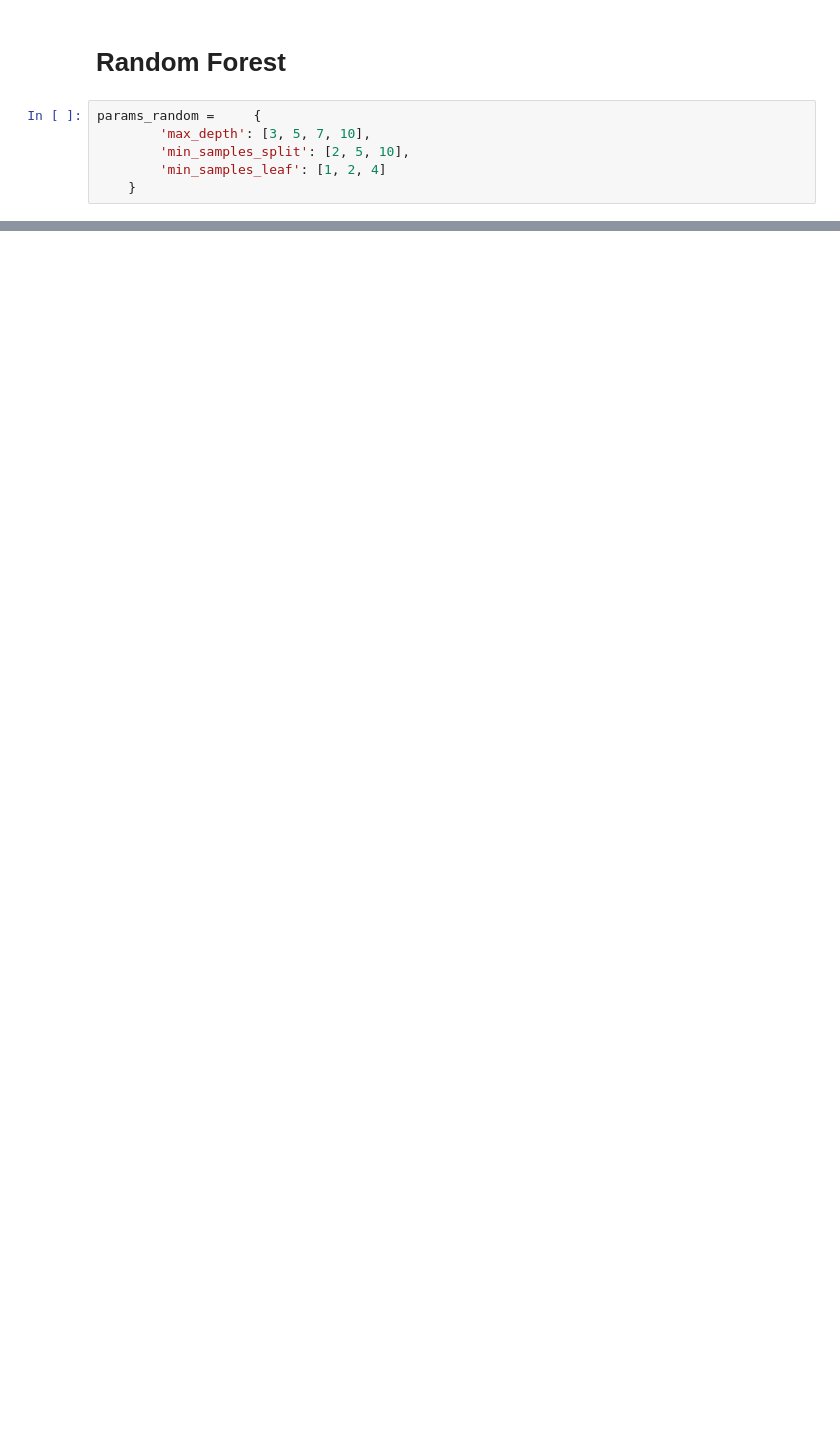
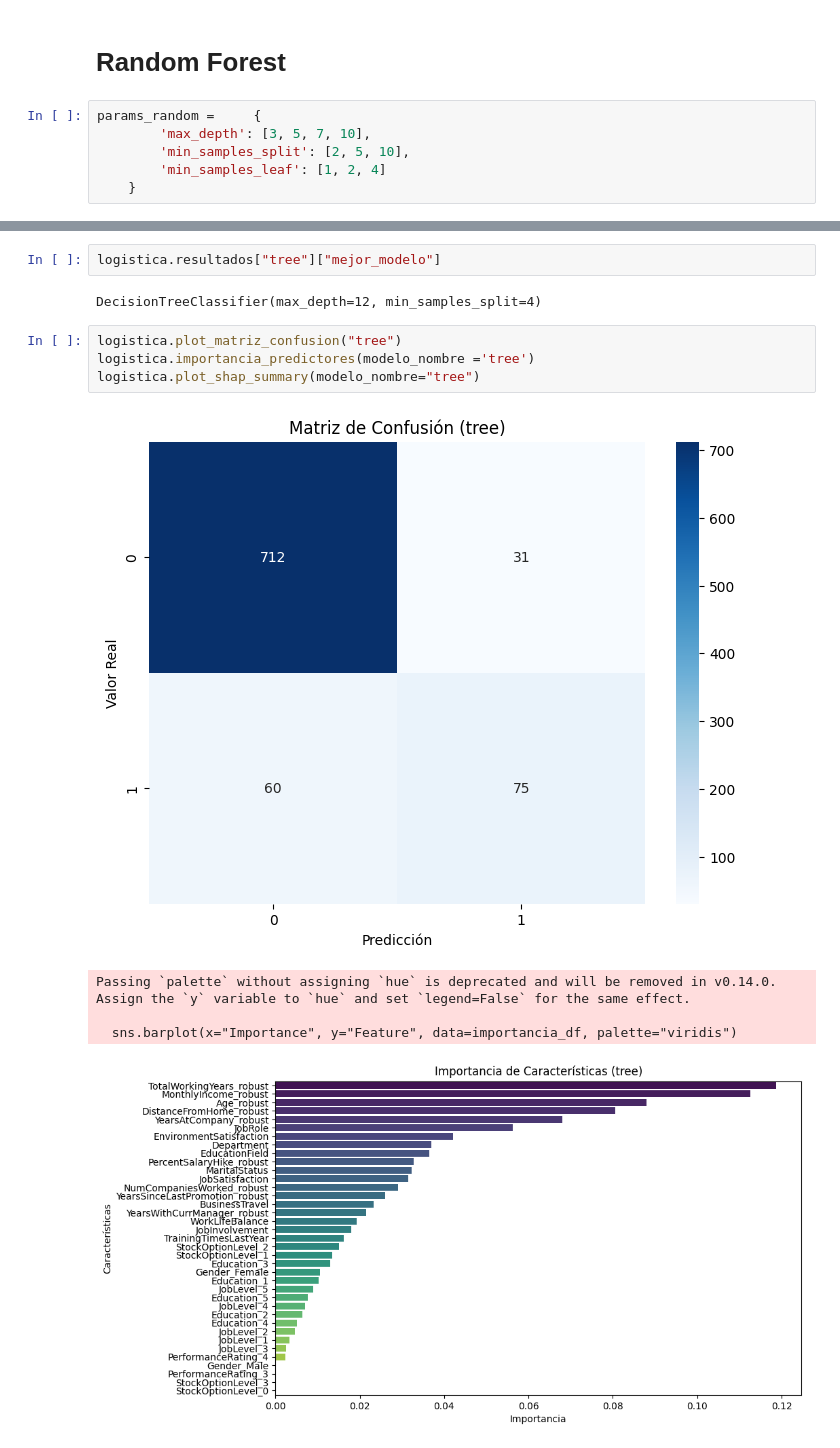
Before and after one commit to ngcarvajall/Proyecto8---Predicci-n-de-Retenci-n-de-Empleados, a Jupyter notebook: Metricas/metricas.ipynb, the cells around one changed output, grey strips where cells are left out. Saved outputs shown, nothing was run; the diff lists cells and outputs as text; blank space fills up the shorter version.

Commit message:
modelo

```diff
--- a/Metricas/metricas.ipynb
+++ b/Metricas/metricas.ipynb
@@ -139,0 +162,14 @@ array([9.40000000e-01, 2.67673301e-04, 1.75985222e-02, ...,
+# %%
+logistica.resultados["tree"]["mejor_modelo"]
+# %% [output]
+DecisionTreeClassifier(max_depth=12, min_samples_split=4)
+# %%
+logistica.plot_matriz_confusion("tree")
+logistica.importancia_predictores(modelo_nombre ='tree')
+logistica.plot_shap_summary(modelo_nombre="tree")
+# %% [output]
+[figure, added]
+Passing `palette` without assigning `hue` is deprecated and will be removed in v0.14.0. Assign the `y` variable to `hue` and set `legend=False` for the same effect.
+
+  sns.barplot(x="Importance", y="Feature", data=importancia_df, palette="viridis")
+[figure, added]
```
Also changed, not shown: parts of 19 cells of this notebook, 1 other file.
